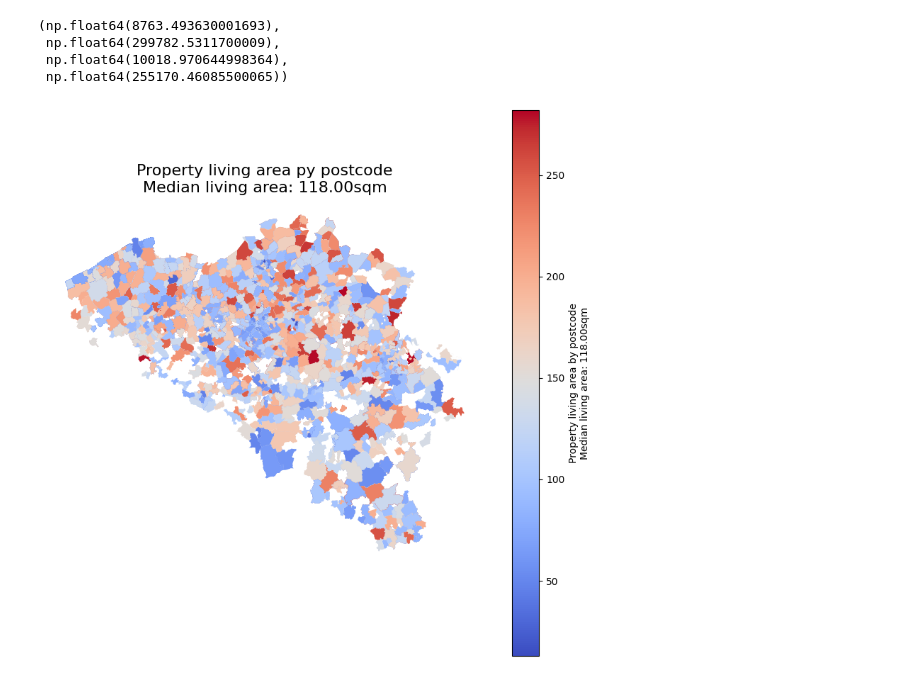
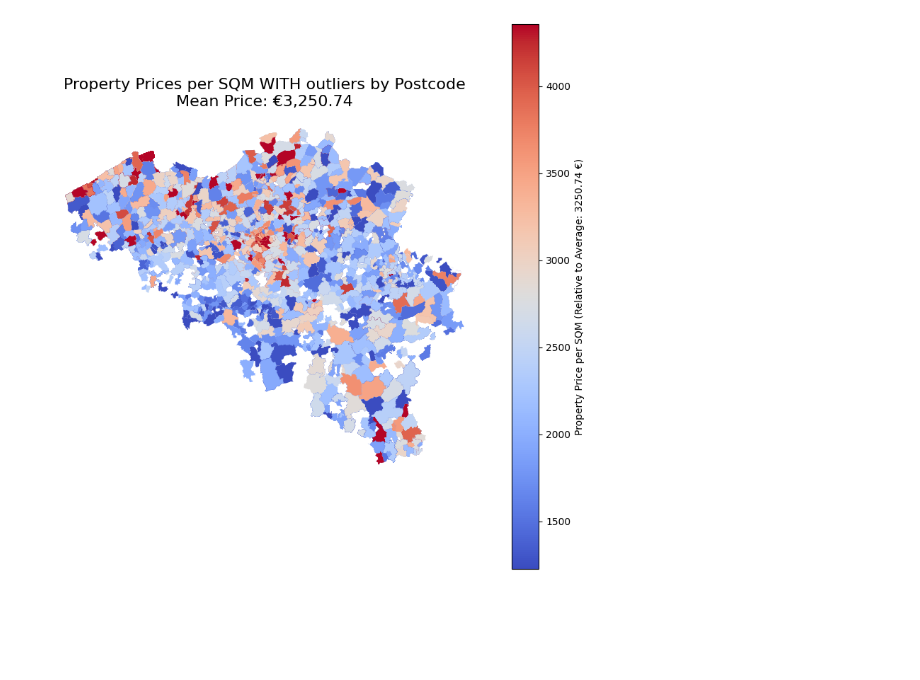
Before and after one commit to karthika-elimireddy/challenge-data-analysis, a Jupyter notebook: utils/data_manipulation.ipynb, the cells around one changed output. Drawn from its saved outputs; the diff is of its cells as text; code cells hidden in the pictures; blank space fills up the shorter version.

```diff
--- a/utils/data_manipulation.ipynb
+++ b/utils/data_manipulation.ipynb
@@ -246,20 +241,6 @@ Name: price, dtype: float64
 # %%
-import geopandas as gpd
-import matplotlib.pyplot as plt
-gdf = gpd.read_file("postaldistricts.shp")
-# Check data types for 'postal_code' in df and 'nouveau_PO' in gdf
-print(df['postal_code'].dtype)  # Check type in df
-print(gdf['nouveau_PO'].dtype)  # Check type in gdf
-
-df['postal_code'] = df['postal_code'].astype(str)
-gdf['nouveau_PO'] = gdf['nouveau_PO'].astype(str)
-
-gdf = gdf.merge(df[['postal_code', 'price', 'livingArea']],
-                 left_on='nouveau_PO',
-                 right_on='postal_code',
-                 how='left')
-# Calculate the average price after filtering out outliers (assuming you've filtered outliers in 'average_price_filtered')
-average_price_filtered = gdf['price'].mean()
+#Plot with outliers based on mean price property
+mean_price_filtered = gdf['price'].mean()
 
 # Plot with legend and mean price in title
 fig, ax = plt.subplots(figsize=(10, 10))
@@ -268,14 +249,16 @@ gdf.plot(
     column='price',
     cmap='coolwarm',
     legend=True,
-    legend_kwds={'label': f"Property Price (Relative to Average: {average_price_filtered:.2f} €)"},
+    legend_kwds={'label': f"Property Price (Relative to Average: {mean_price_filtered:.2f} €)"},
     ax=ax,
-    edgecolor=None
+    edgecolor=None,
+    vmin=vmin_with_outliers_price,
+    vmax=vmax_with_outliers_price
 )
 
 # Add a title
-plt.title(f"Property Prices by Postcode\nMean Price: €{average_price_filtered:,.2f}", fontsize=16)
+plt.title(f"Property Prices WITH outliers by Postcode\nMean Price: €{mean_price_filtered:,.2f}", fontsize=16)
 plt.axis('off')
 
-print(gdf.columns)
+plt.savefig("mean-price-with-outliers.jpg")
 # %% [output]
@@ -336,24 +345,25 @@ plt.axis('off')
 # %%
-average_livingarea_filtered_median = gdf['livingArea'].median()
+#Plot with outliers based on mean price per sqm per property
+mean_price_sqm = gdf['price_sqm'].mean()
 
-# Plot with legend and mean price in title
+# Plot with legend and mean price_sqm in title
 fig, ax = plt.subplots(figsize=(10, 10))
 
 gdf.plot(
-    column='livingArea',
+    column='price_sqm',
     cmap='coolwarm',
     legend=True,
-    legend_kwds={'label': f"Property living area by postcode\nMedian living area: {average_livingarea_filtered_median:,.2f}sqm"},
+    legend_kwds={'label': f"Property Price per SQM (Relative to Average: {mean_price_sqm:.2f} €)"},
     ax=ax,
-    edgecolor=None
+    edgecolor=None,
+    vmin=vmin_with_outliers_sqm,
+    vmax=vmax_with_outliers_sqm
 )
 
 # Add a title
-plt.title(f"Property living area py postcode\nMedian living area: {average_livingarea_filtered_median:,.2f}sqm", fontsize=16)
+plt.title(f"Property Prices per SQM WITH outliers by Postcode\nMean Price: €{mean_price_sqm:,.2f}", fontsize=16)
 plt.axis('off')
+
+plt.savefig("mean-price_sqm-with-outliers.jpg")
 # %% [output]
-(np.float64(8763.493630001693),
- np.float64(299782.5311700009),
- np.float64(10018.970644998364),
- np.float64(255170.46085500065))
-[figure, old version]
+[figure, new version]
```
Also changed, not shown: parts of 28 cells of this notebook, 1 other file.
